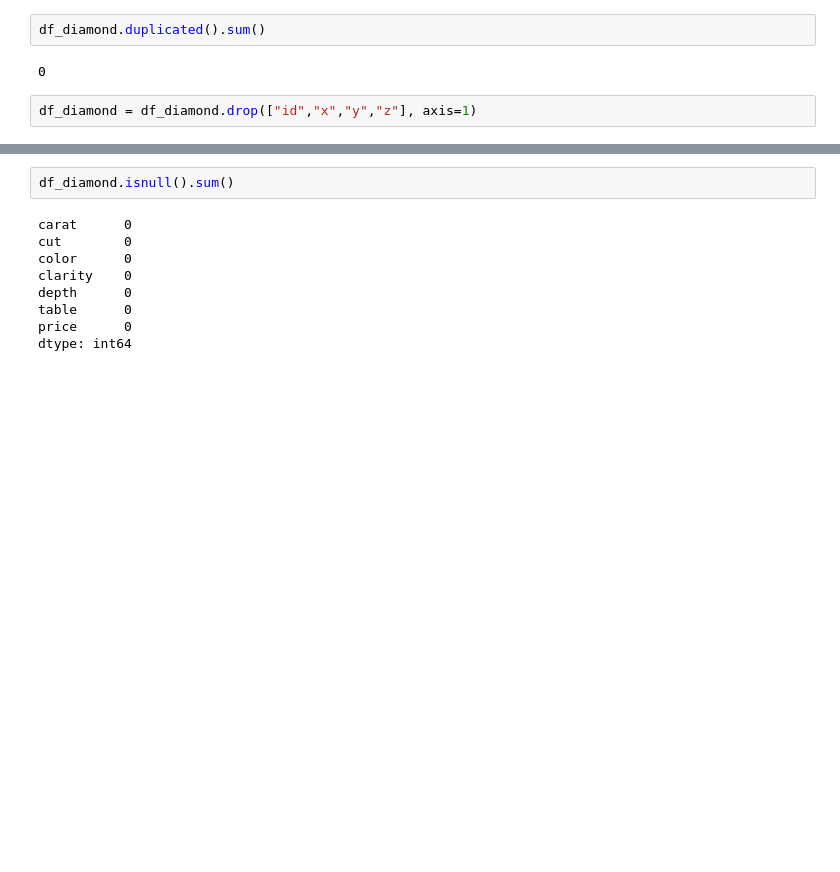
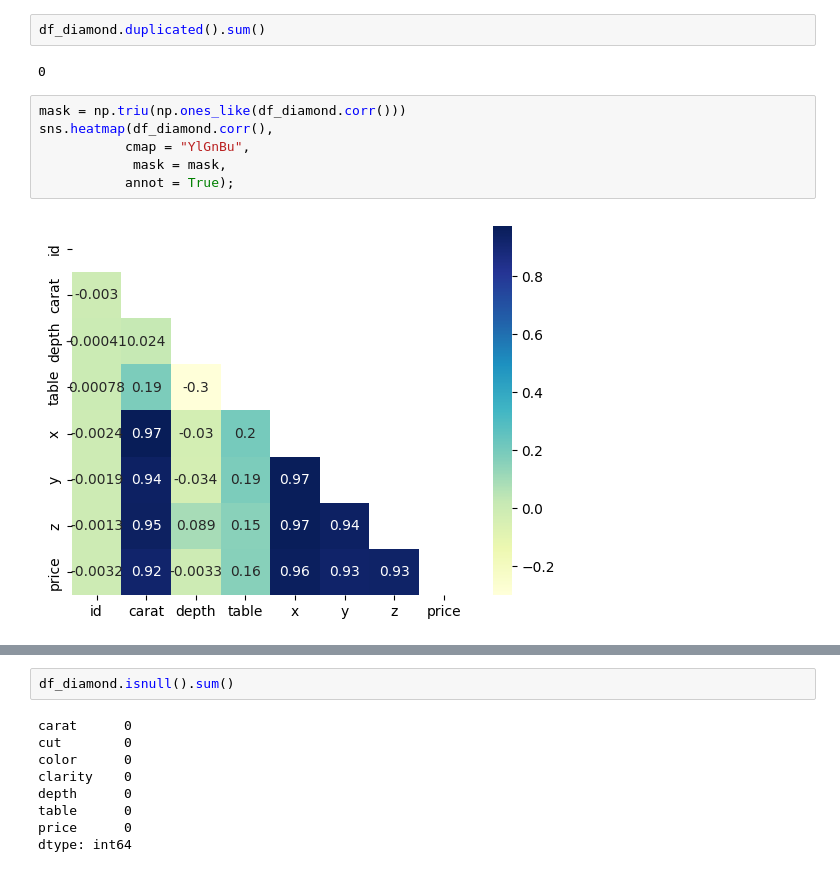
Before and after one commit to Slivered/Project_Machine_learning, a Jupyter notebook: Model_2_train.ipynb, the cells around one changed output, grey strips where cells are left out. Cells and saved outputs as stored; diff of their text form; blank space fills up the shorter version.

```diff
--- a/Model_2_train.ipynb
+++ b/Model_2_train.ipynb
@@ -40,5 +40,11 @@ df_diamond = pd.read_csv("Data/train.csv")
 df_diamond.duplicated().sum()
 # %% [output]
 0
-# %%
-df_diamond = df_diamond.drop(["id","x","y","z"], axis=1)
+# %%
+mask = np.triu(np.ones_like(df_diamond.corr()))
+sns.heatmap(df_diamond.corr(),
+           cmap = "YlGnBu",
+            mask = mask,
+           annot = True);
+# %% [output]
+[figure, added]
```
Also changed, not shown: parts of 23 cells of this notebook, 8 other files.
